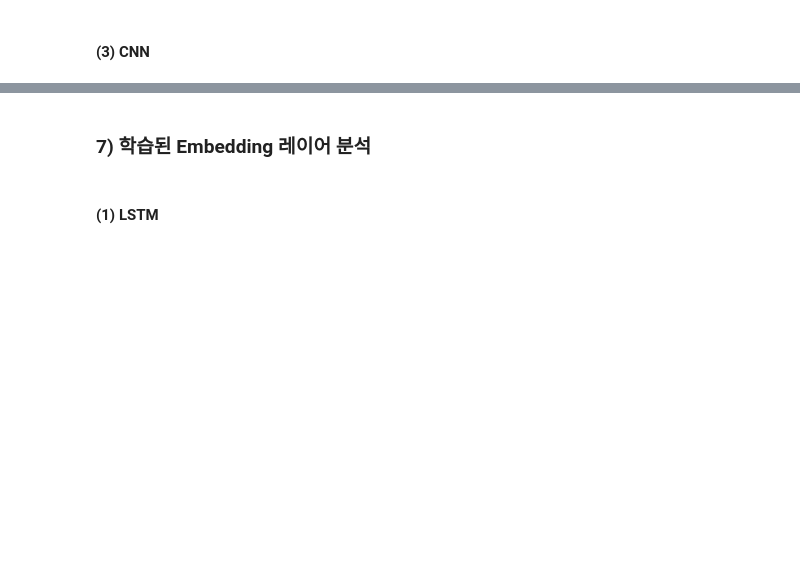
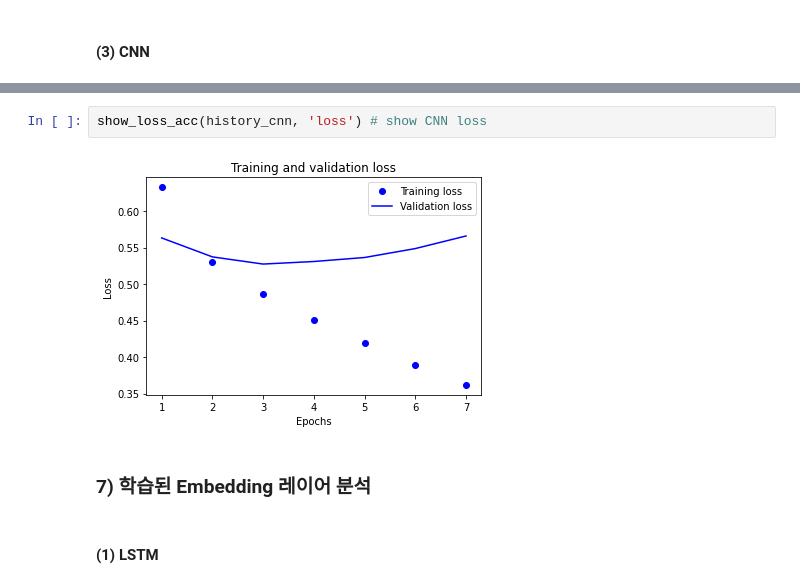
Before and after one commit to rurube/Aiffel_Online5, a Jupyter notebook: Exploration4/naver_movie.ipynb, the cells around one changed output, grey strips where cells are left out. Drawn from its saved outputs; the diff is of its cells as text; blank space fills up the shorter version.

```diff
--- a/Exploration4/naver_movie.ipynb
+++ b/Exploration4/naver_movie.ipynb
@@ -364,3 +368,7 @@ show_loss_acc(history_cnn)
+# %%
+show_loss_acc(history_cnn, 'loss') # show CNN loss
+# %% [output]
+[figure, added]
 # %% [markdown]
 ### 7) 학습된 Embedding 레이어 분석
 # %% [markdown]
```
Also changed, not shown: parts of 27 cells of this notebook.
